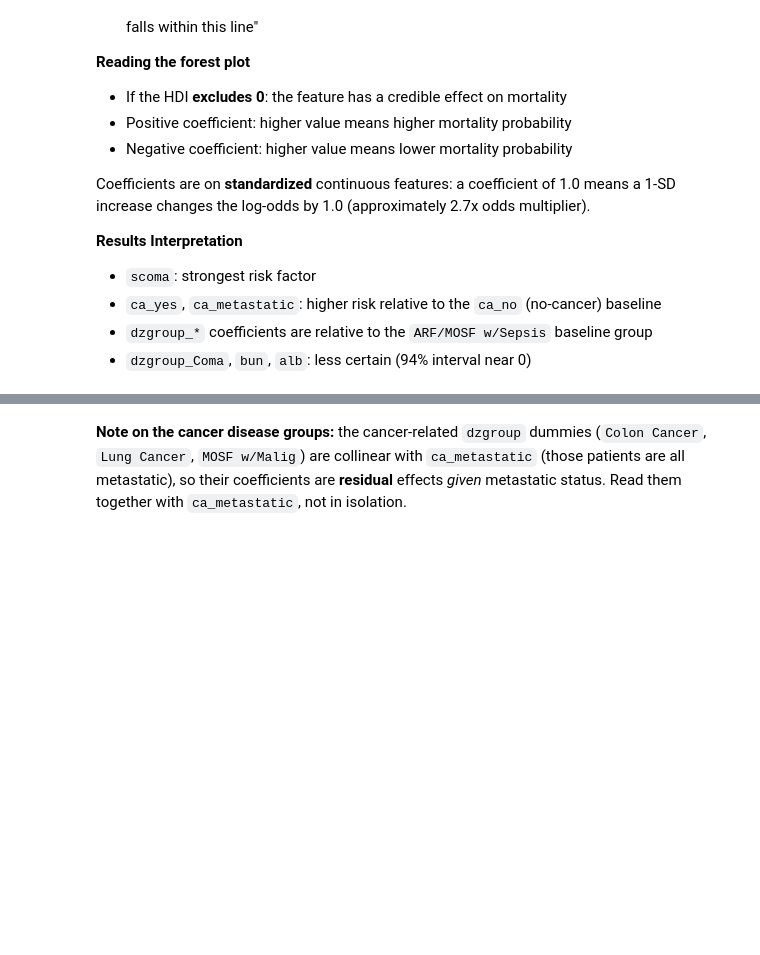
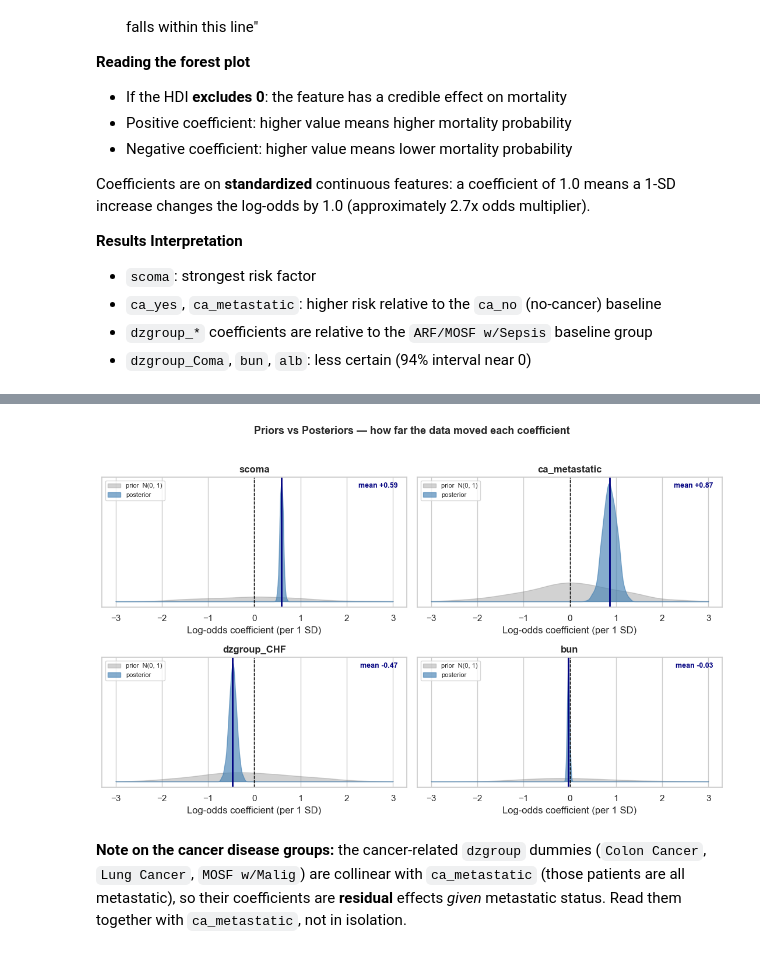
Before and after one commit to GoldenMouse/usd-aai-500-final, a Jupyter notebook: src/master.ipynb, the cells around one changed output, grey strips where cells are left out. Saved outputs shown, nothing was run; the diff lists cells and outputs as text; code cells hidden in the pictures; blank space fills up the shorter version.

```diff
--- a/src/master.ipynb
+++ b/src/master.ipynb
@@ -3400,3 +4332,59 @@ print(or_df.to_string(index=False))
+# %%
+# How far did the data move each coefficient? Overlay the wide Normal(0,1) prior
+# against the learned posterior for a few illustrative coefficients (log-odds per 1 SD).
+import numpy as np
+from scipy.stats import gaussian_kde
+
+names = FEATURE_NAMES
+prior_b = prior_pred.prior["betas"].values.reshape(-1, len(names))
+post_b = trace.posterior["betas"].values.reshape(-1, len(names))
+
+wanted = ["scoma", "ca_metastatic", "dzgroup_CHF", "bun"]
+picks = [f for f in wanted if f in names][:4]
+
+fig, axes = plt.subplots(2, 2, figsize=(11, 7))
+grid = np.linspace(-3, 3, 400)
+for ax, feat in zip(axes.ravel(), picks):
+    j = names.index(feat)
+    pri, pos = prior_b[:, j], post_b[:, j]
+    ax.fill_between(
+        grid, gaussian_kde(pri)(grid), color="grey", alpha=0.35, label="prior  N(0, 1)"
+    )
+    ax.fill_between(
+        grid, gaussian_kde(pos)(grid), color="steelblue", alpha=0.65, label="posterior"
+    )
+    ax.axvline(0, color="black", linestyle="--", linewidth=1)
+    ax.axvline(pos.mean(), color="navy", linewidth=2)
+    ax.annotate(
+        f"mean {pos.mean():+.2f}",
+        xy=(pos.mean(), 0),
+        xytext=(0.97, 0.92),
+        textcoords="axes fraction",
+        ha="right",
+        fontsize=9,
+        color="navy",
+        fontweight="bold",
+    )
+    ax.set_title(feat, fontweight="bold")
+    ax.set_yticks([])
+    ax.set_xlabel("Log-odds coefficient (per 1 SD)")
+    ax.legend(fontsize=8, loc="upper left")
+for ax in axes.ravel()[len(picks) :]:
+    ax.axis("off")
+fig.suptitle(
+    "Priors vs Posteriors — how far the data moved each coefficient",
+    fontsize=13,
+    fontweight="bold",
+)
+fig.tight_layout(rect=(0, 0, 1, 0.96))
+fig.savefig(
+    PROJ_ROOT / "artifacts" / "bayesian" / "s2_prior_vs_posterior.png",
+    dpi=200,
+    bbox_inches="tight",
+)
+plt.show()
+# %% [output]
+[figure, added]
 # %% [markdown]
 **Note on the cancer disease groups:** the cancer-related `dzgroup` dummies (`Colon Cancer`, `Lung Cancer`, `MOSF w/Malig`) are collinear with `ca_metastatic` (those patients are all metastatic), so their coefficients are **residual** effects *given* metastatic status. Read them together with `ca_metastatic`, not in isolation.
 # %% [markdown]
```
Also changed, not shown: parts of 98 cells of this notebook.
